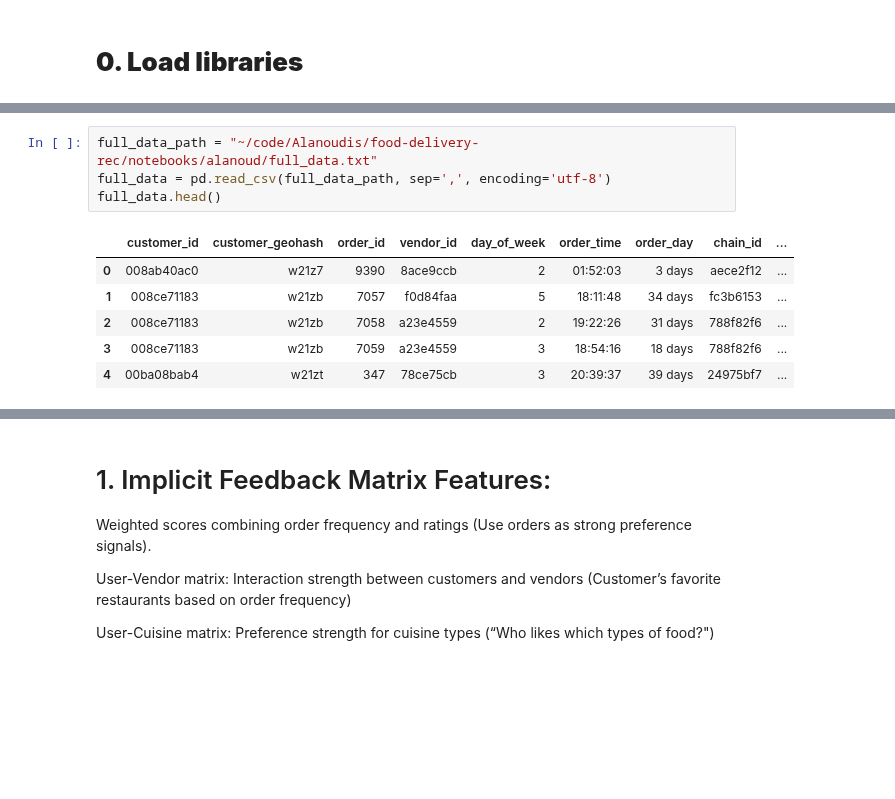
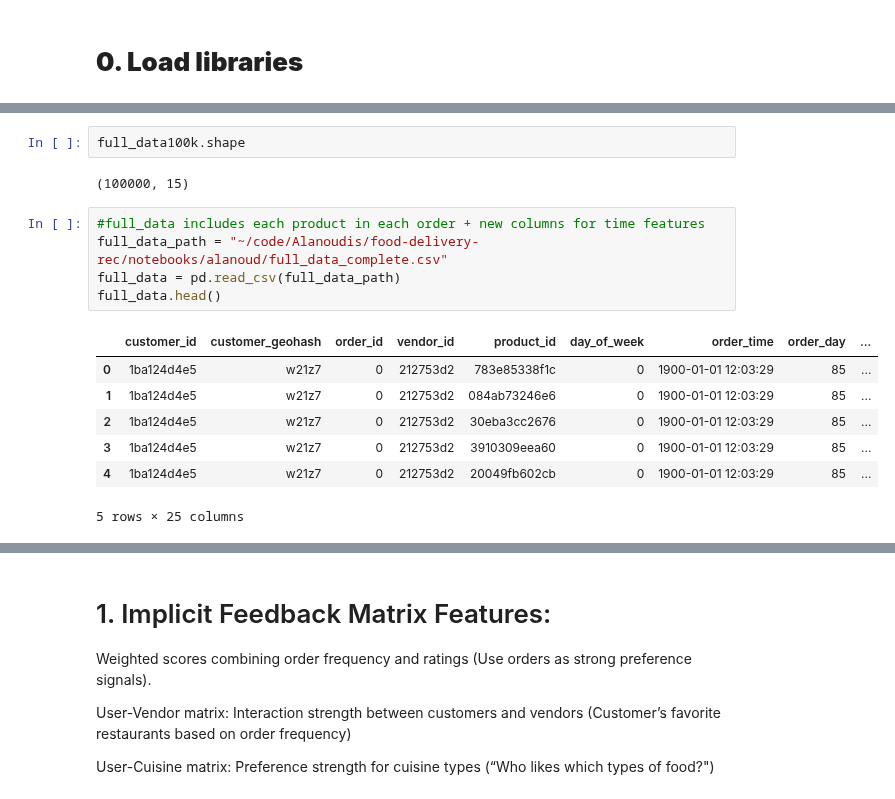
Before and after one commit to Alanoudis/food-delivery-rec, a Jupyter notebook: notebooks/alanoud/user-preference-model1.ipynb, the cells around one changed output, grey strips where cells are left out. Drawn from its saved outputs; the diff is of its cells as text; blank space fills up the shorter version.

```diff
--- a/notebooks/alanoud/user-preference-model1.ipynb
+++ b/notebooks/alanoud/user-preference-model1.ipynb
@@ -31,11 +37,17 @@ from implicit.als import AlternatingLeastSquares
+# %%
+full_data100k.shape
+# %% [output]
+(100000, 15)
 # %%
-full_data_path = "~/code/Alanoudis/food-delivery-rec/notebooks/alanoud/full_data.txt"
-full_data = pd.read_csv(full_data_path, sep=',', encoding='utf-8')
+#full_data includes each product in each order + new columns for time features
+full_data_path = "~/code/Alanoudis/food-delivery-rec/notebooks/alanoud/full_data_complete.csv"
+full_data = pd.read_csv(full_data_path)
 full_data.head()
 # %% [output]
-|  | customer_id | customer_geohash | order_id | vendor_id | day_of_week | order_time | order_day | chain_id | ... |
-| 0 | 008ab40ac0 | w21z7 | 9390 | 8ace9ccb | 2 | 01:52:03 | 3 days | aece2f12 | ... |
-| 1 | 008ce71183 | w21zb | 7057 | f0d84faa | 5 | 18:11:48 | 34 days | fc3b6153 | ... |
-| 2 | 008ce71183 | w21zb | 7058 | a23e4559 | 2 | 19:22:26 | 31 days | 788f82f6 | ... |
-| 3 | 008ce71183 | w21zb | 7059 | a23e4559 | 3 | 18:54:16 | 18 days | 788f82f6 | ... |
-| 4 | 00ba08bab4 | w21zt | 347 | 78ce75cb | 3 | 20:39:37 | 39 days | 24975bf7 | ... |
+|  | customer_id | customer_geohash | order_id | vendor_id | product_id | day_of_week | order_time | order_day | ... |
+| 0 | 1ba124d4e5 | w21z7 | 0 | 212753d2 | 783e85338f1c | 0 | 1900-01-01 12:03:29 | 85 | ... |
+| 1 | 1ba124d4e5 | w21z7 | 0 | 212753d2 | 084ab73246e6 | 0 | 1900-01-01 12:03:29 | 85 | ... |
+| 2 | 1ba124d4e5 | w21z7 | 0 | 212753d2 | 30eba3cc2676 | 0 | 1900-01-01 12:03:29 | 85 | ... |
+| 3 | 1ba124d4e5 | w21z7 | 0 | 212753d2 | 3910309eea60 | 0 | 1900-01-01 12:03:29 | 85 | ... |
+| 4 | 1ba124d4e5 | w21z7 | 0 | 212753d2 | 20049fb602cb | 0 | 1900-01-01 12:03:29 | 85 | ... |
+5 rows × 25 columns
```
Also changed, not shown: parts of 19 cells of this notebook, 6 other files.
